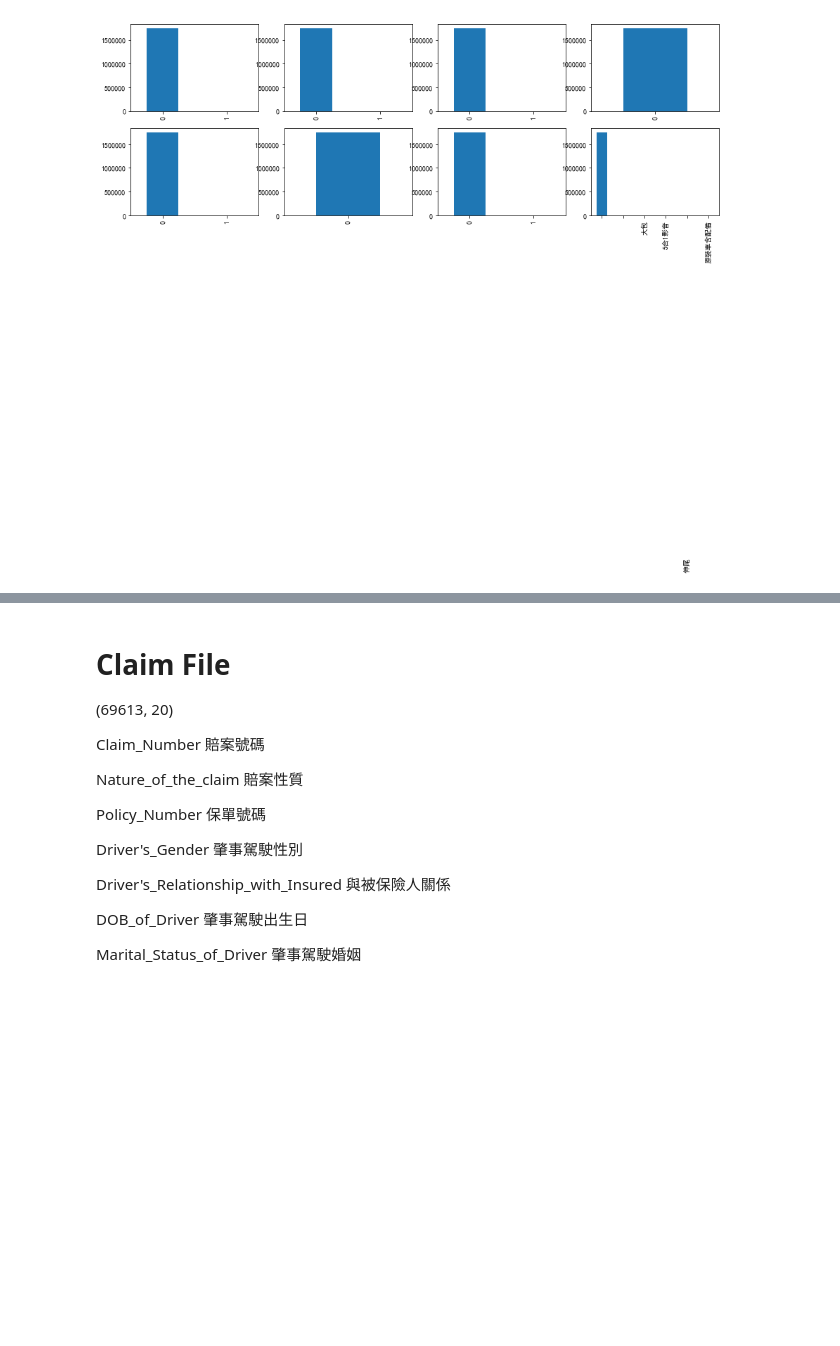
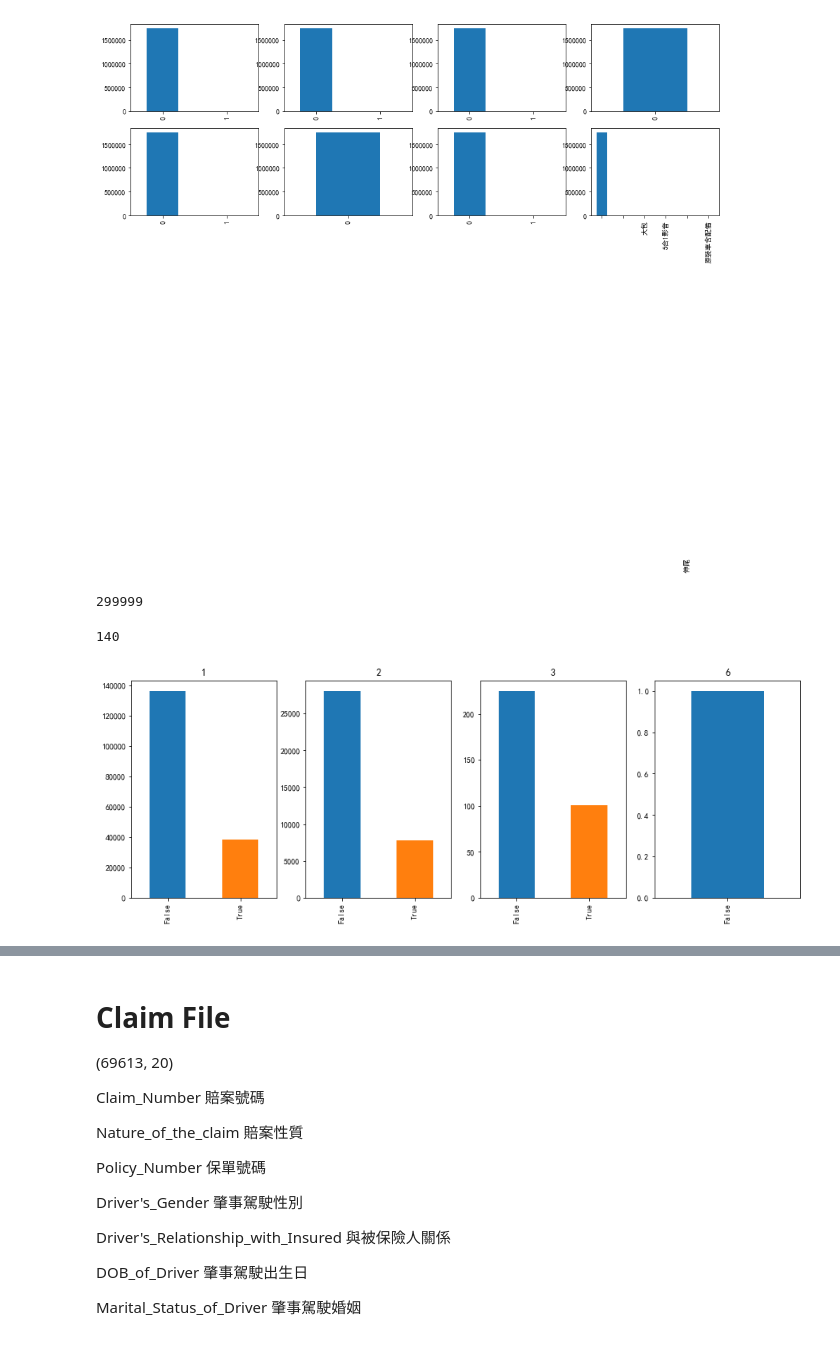
Before and after one commit to taipingeric/tbddd, a Jupyter notebook: EDA.ipynb, the cells around one changed output, grey strips where cells are left out. Cells and saved outputs as stored; diff of their text form; code cells hidden in the pictures; blank space fills up the shorter version.

```diff
--- a/EDA.ipynb
+++ b/EDA.ipynb
@@ -927,0 +930,30 @@ Name: nequipment9, dtype: int64
+# %%
+# df_policy['Vehicle_identifier'].groupby(df_policy['Insured\'s_ID']).count()
+# df_policy.groupby(['Insured\'s_ID', 'fassured'])['Vehicle_identifier'].count().sort_values()
+df_policy.groupby(['Insured\'s_ID'])['fassured'].unique().count()
+# %% [output]
+299999
+# %%
+# Insured\'s_ID 對應 fassured 是一對一
+# (df_policy.groupby(['Insured\'s_ID'])['fassured'].nunique() > 1).sum()  == 0
+#Vehicle_identifier 和 fassured 非一對一，有車子一下保 自然人 一下保法人
+temp = (df_policy.groupby(['Vehicle_identifier'])['fassured'].nunique() > 1)
+temp.sum() # 140
+# ex: df_policy[df_policy['Vehicle_identifier'] == '0032d6f199db34e03b1f59a8be93eb1cfd90696b']
+# %% [output]
+140
+# %%
+# 5. Insured'ID groupby 要保人身份 1.2.3  看 premium next premium 變化的pattern
+# fassured -> next premium == 0
+# 1:國內自然人     1427579
+# 2:國內法人        317771
+# 3:國外自然人     2586
+# 6:法人ID有誤       6
+plt.figure(figsize=(15,5))
+for index, fassured_type in enumerate([1,2,3,6]):
+    fassured_temp = df_policy[df_policy.fassured == fassured_type].Policy_Number
+    plt.subplot(1,4,index+1)
+    plt.title(fassured_type)
+    (df_training[df_training['Policy_Number'].isin(fassured_temp)].Next_Premium == 0).value_counts().plot.bar()
+# %% [output]
+[figure, added]
```
Also changed, not shown: parts of 4 cells of this notebook.
